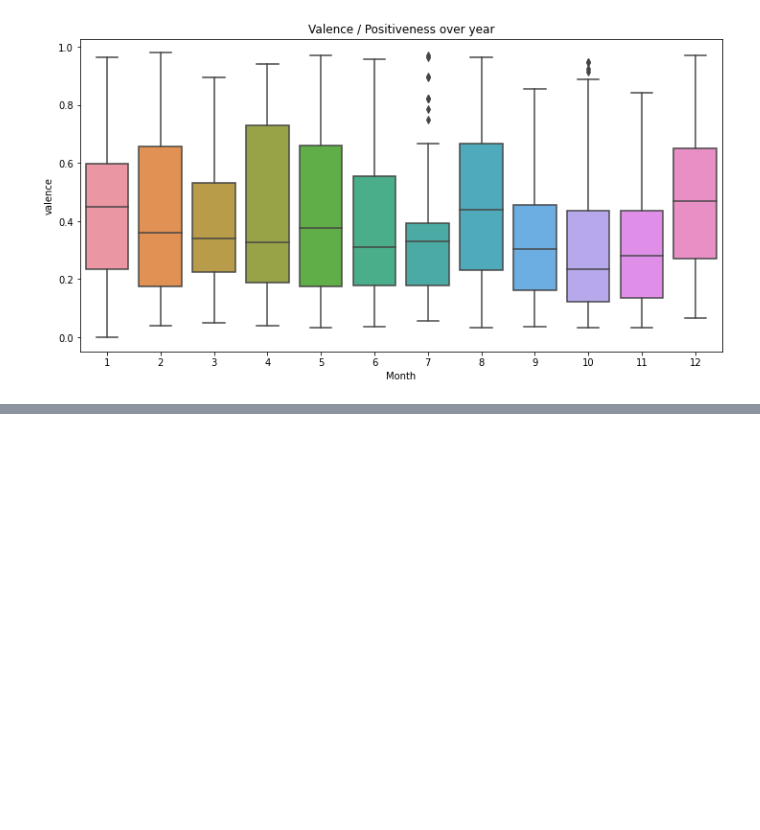
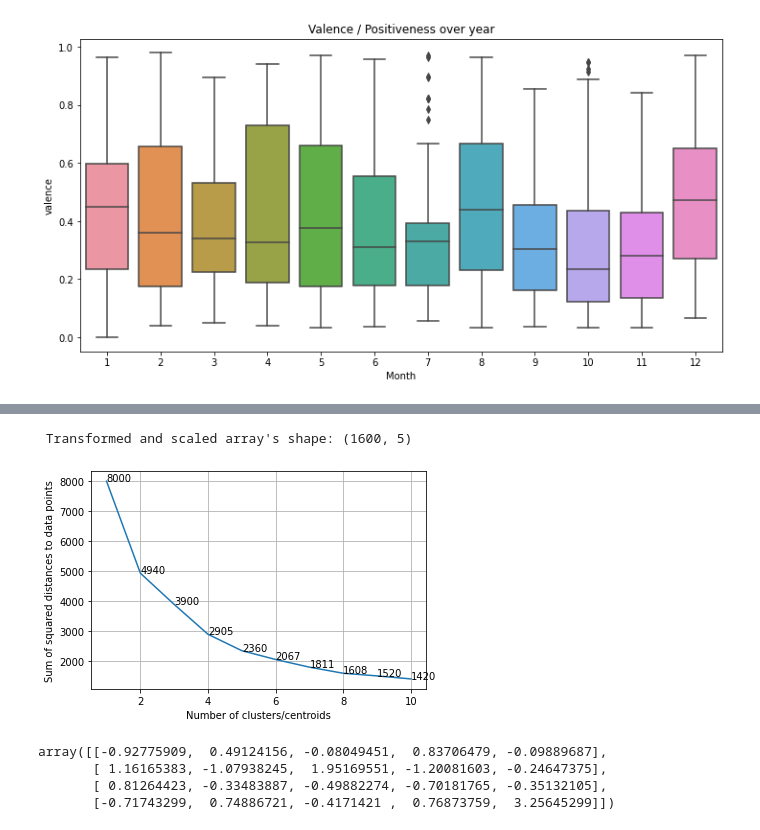
Before and after one commit to VladYashin/vy_notebooks, a Jupyter notebook: spotify_music_taste_analysis.ipynb, the cells around one changed output, grey strips where cells are left out. Cells and saved outputs as stored; diff of their text form; code cells hidden in the pictures; blank space fills up the shorter version.

Commit message:
Update PCA & K-Means

```diff
--- a/spotify_music_taste_analysis.ipynb
+++ b/spotify_music_taste_analysis.ipynb
@@ -440,0 +455,42 @@ plt.show()
+# %%
+cluster_features = ['acousticness', 'danceability', 'instrumentalness', 'energy', 'speechiness']
+
+# Step 1.
+df_cl = df[cluster_features]
+X = np.array(df_cl)
+scaler = StandardScaler()
+scaler.fit(X)
+X = scaler.transform(X)
+print('\n Transformed and scaled array\'s shape:', X.shape)
+
+# Step 2.
+ss_dict = []
+K = range(1, 11) # Approx. number of clusters
+for k in K:
+    km_test = KMeans(n_clusters=k, init='k-means++', random_state=123)
+    km_test.fit(X)
+    centers = km_test.cluster_centers_
+    ss_dict.append(km_test.inertia_) # Returns sum of squared distances to the closet centroid k
+
+plt.plot(K, ss_dict)
+plt.xlabel('Number of clusters/centroids')
+plt.ylabel('Sum of squared distances to data points')
+plt.grid()
+
+for o,g in zip(K, ss_dict):
+    plt.text(o, g, str(round(g)))
+
+plt.show()
+# %% [output]
+ Transformed and scaled array's shape: (1600, 5)
+[figure, added]
+# %%
+# Up to above graph choose value betwenn 4 and 6
+n_clusters = 4
+km = KMeans(n_clusters=n_clusters, init='k-means++', random_state=123).fit(X)
+km.cluster_centers_
+# %% [output]
+array([[-0.92775909,  0.49124156, -0.08049451,  0.83706479, -0.09889687],
+       [ 1.16165383, -1.07938245,  1.95169551, -1.20081603, -0.24647375],
+       [ 0.81264423, -0.33483887, -0.49882274, -0.70181765, -0.35132105],
+       [-0.71743299,  0.74886721, -0.4171421 ,  0.76873759,  3.25645299]])
```
Also changed, not shown: parts of 29 cells of this notebook.
